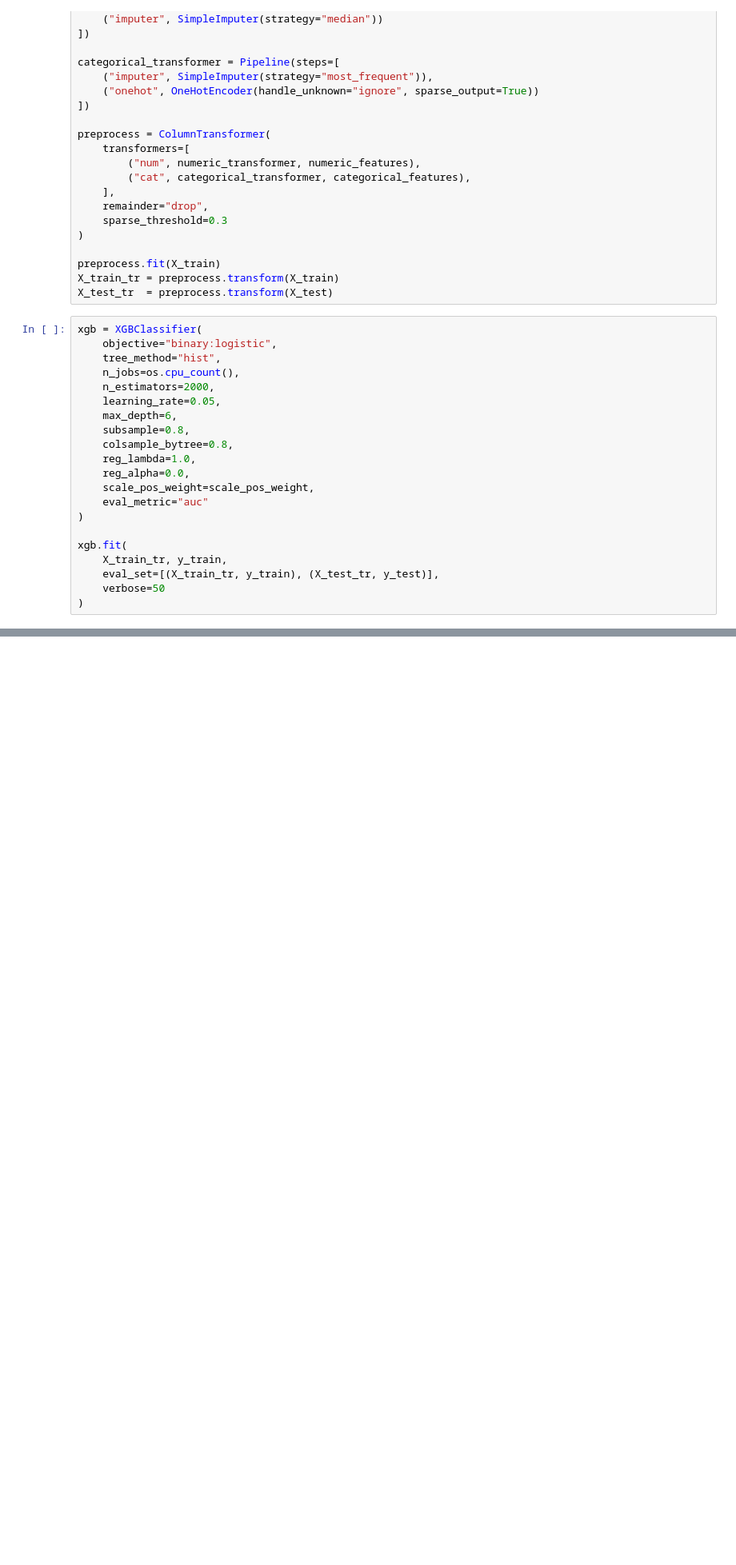
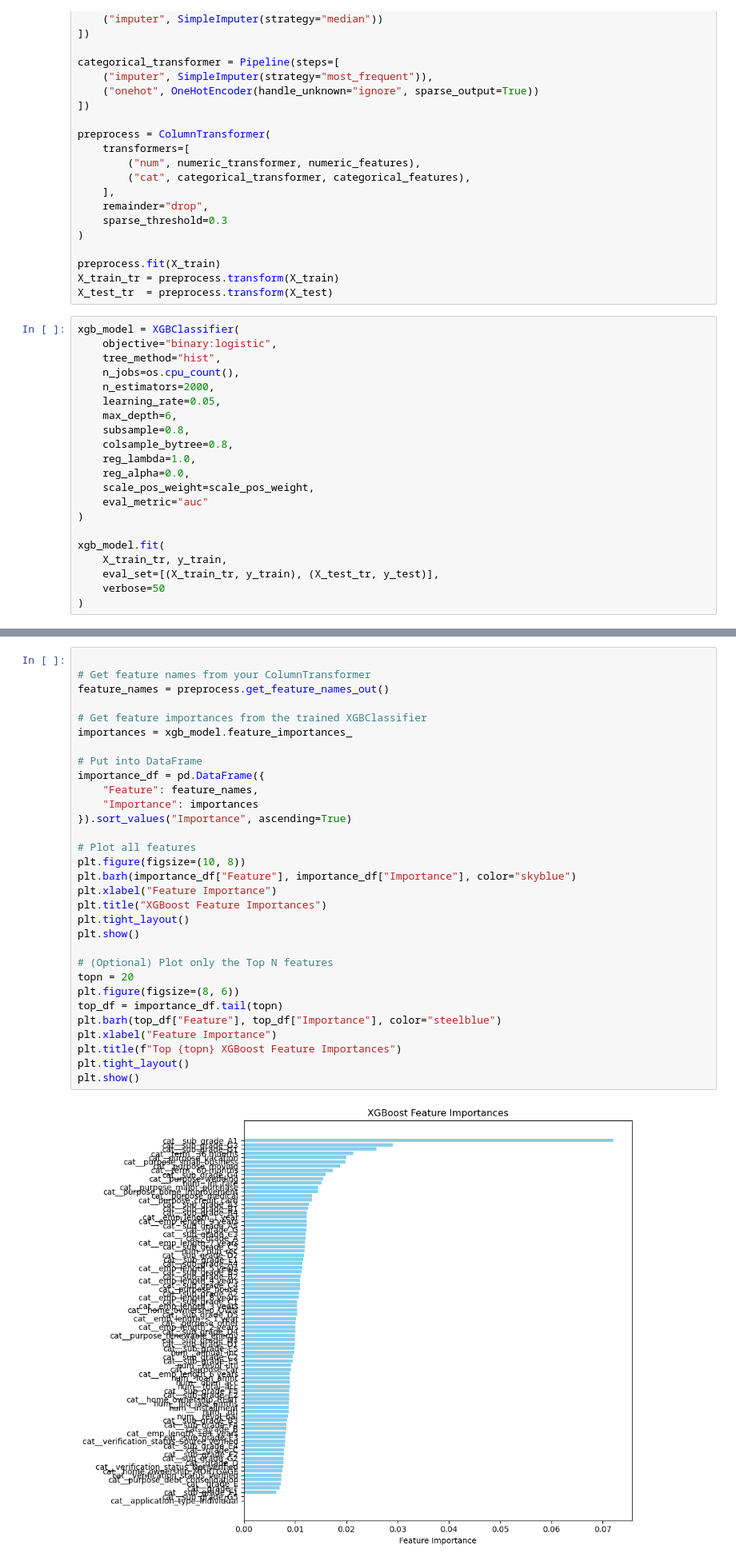
Before and after one commit to j4xie/5900incred, a Jupyter notebook: XGBoostBaseLineModel.ipynb, the cells around one changed output, grey strips where cells are left out. Shown at 80% size. Drawn from its saved outputs; the diff is of its cells as text; blank space fills up the shorter version.

Commit message:
Feature Visualizations Update

```diff
--- a/XGBoostBaseLineModel.ipynb
+++ b/XGBoostBaseLineModel.ipynb
@@ -126,7 +128,7 @@ preprocess.fit(X_train)
 X_train_tr = preprocess.transform(X_train)
 X_test_tr  = preprocess.transform(X_test)
 # %%
-xgb = XGBClassifier(
+xgb_model = XGBClassifier(
     objective="binary:logistic",
     tree_method="hist",
     n_jobs=os.cpu_count(),
@@ -141,7 +143,7 @@ xgb = XGBClassifier(
     eval_metric="auc"
 )
 
-xgb.fit(
+xgb_model.fit(
     X_train_tr, y_train,
     eval_set=[(X_train_tr, y_train), (X_test_tr, y_test)],
     verbose=50
@@ -207,0 +210,33 @@ weighted avg     0.7693    0.8115    0.7852      2000
+# %%
+
+# Get feature names from your ColumnTransformer
+feature_names = preprocess.get_feature_names_out()
+
+# Get feature importances from the trained XGBClassifier
+importances = xgb_model.feature_importances_
+
+# Put into DataFrame
+importance_df = pd.DataFrame({
+    "Feature": feature_names,
+    "Importance": importances
+}).sort_values("Importance", ascending=True)
+
+# Plot all features
+plt.figure(figsize=(10, 8))
+plt.barh(importance_df["Feature"], importance_df["Importance"], color="skyblue")
+plt.xlabel("Feature Importance")
+plt.title("XGBoost Feature Importances")
+plt.tight_layout()
+plt.show()
+
+# (Optional) Plot only the Top N features
+topn = 20
+plt.figure(figsize=(8, 6))
+top_df = importance_df.tail(topn)
+plt.barh(top_df["Feature"], top_df["Importance"], color="steelblue")
+plt.xlabel("Feature Importance")
+plt.title(f"Top {topn} XGBoost Feature Importances")
+plt.tight_layout()
+plt.show()
+# %% [output]
+[figure, added]
```
Also changed, not shown: parts of 4 cells of this notebook.
